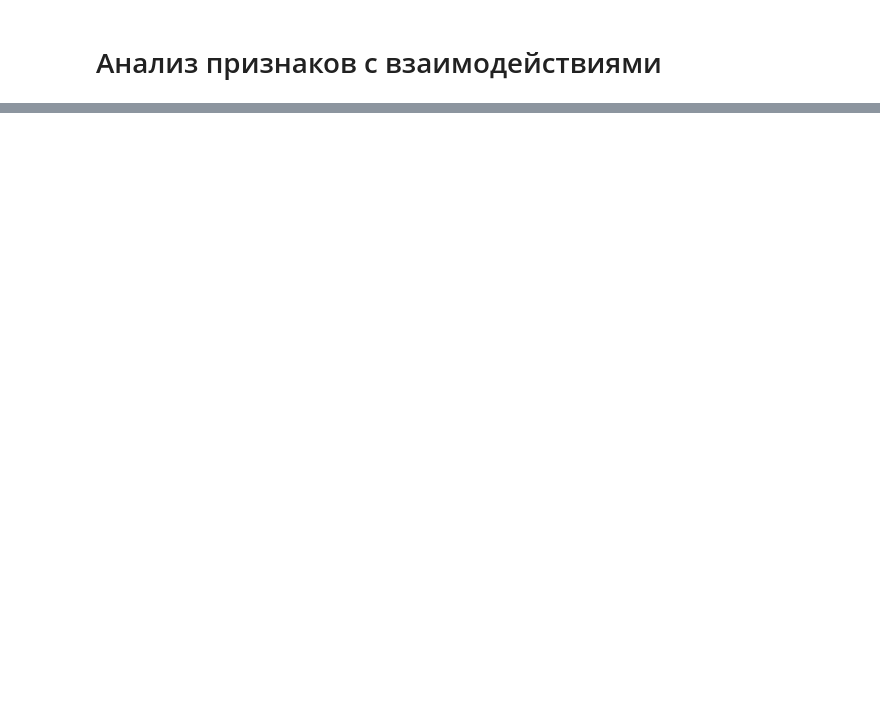
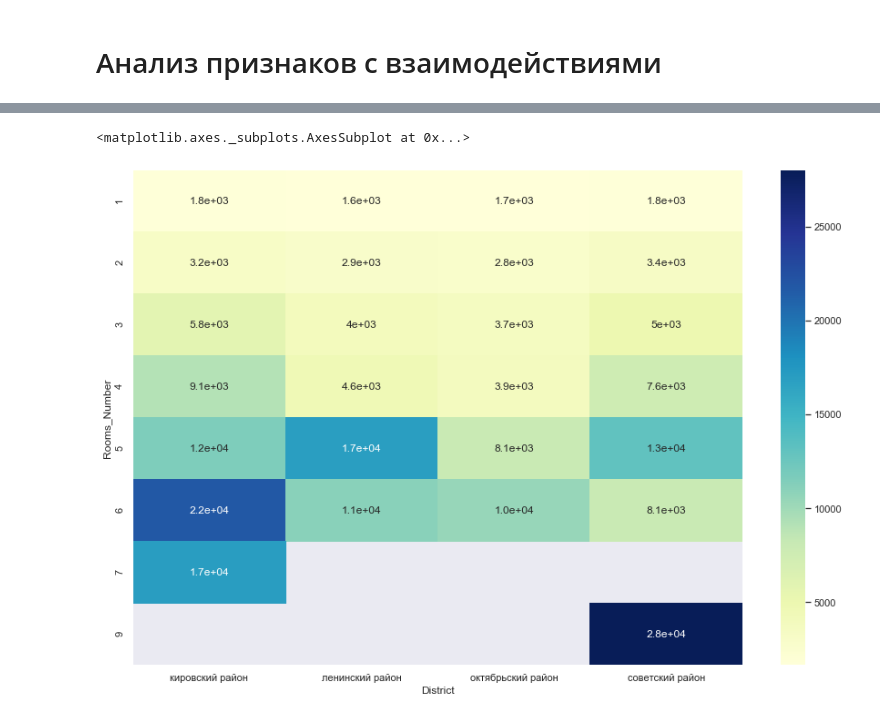
Before and after one commit to balov-oa/Exploratory-Data-Analysis, a Jupyter notebook: Data Processing.ipynb, the cells around one changed output, grey strips where cells are left out. Drawn from its saved outputs; the diff is of its cells as text; code cells hidden in the pictures; blank space fills up the shorter version.

```diff
--- a/Data Processing.ipynb
+++ b/Data Processing.ipynb
@@ -573,0 +587,8 @@ plt.show()
+# %%
+# flights = flights.pivot("month", "year", "passengers")
+sns.heatmap(df.pivot_table(index='Rooms_Number', columns='District', values='Price').sort_index(),cmap="YlGnBu", annot=True)
+
+# sns.heatmap(df[['District', 'Rooms_Number', 'Price']].astype(float))
+# %% [output]
+<matplotlib.axes._subplots.AxesSubplot at 0x...>
+[figure, added]
```
Also changed, not shown: parts of 11 cells of this notebook.
